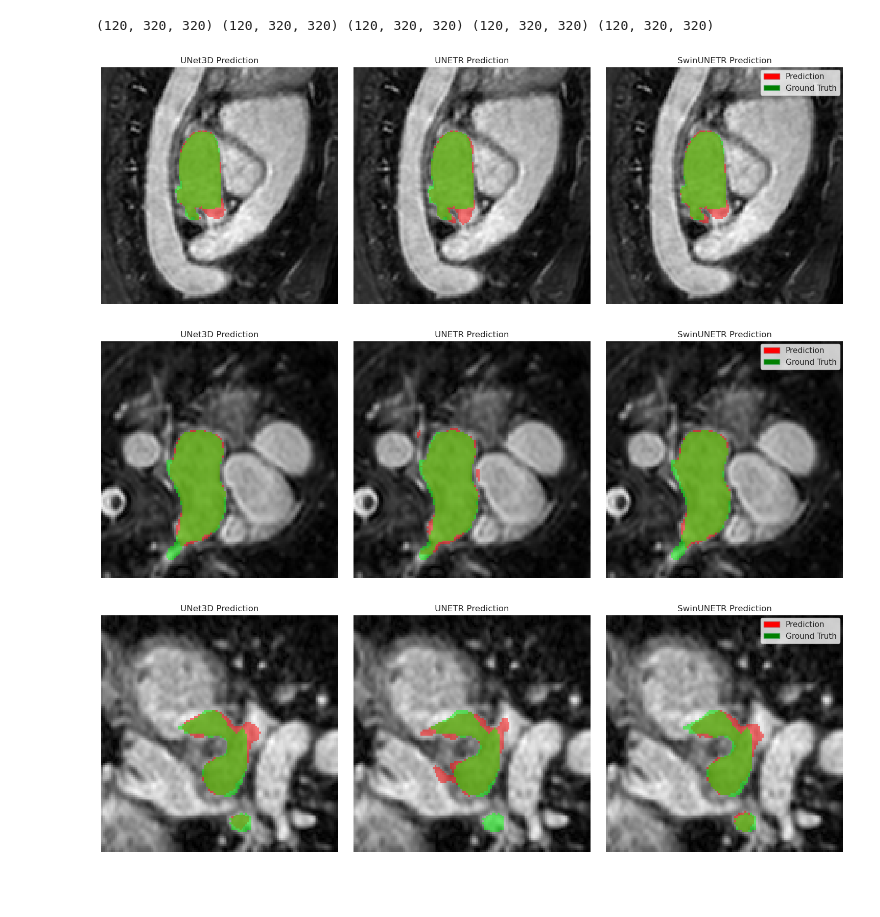
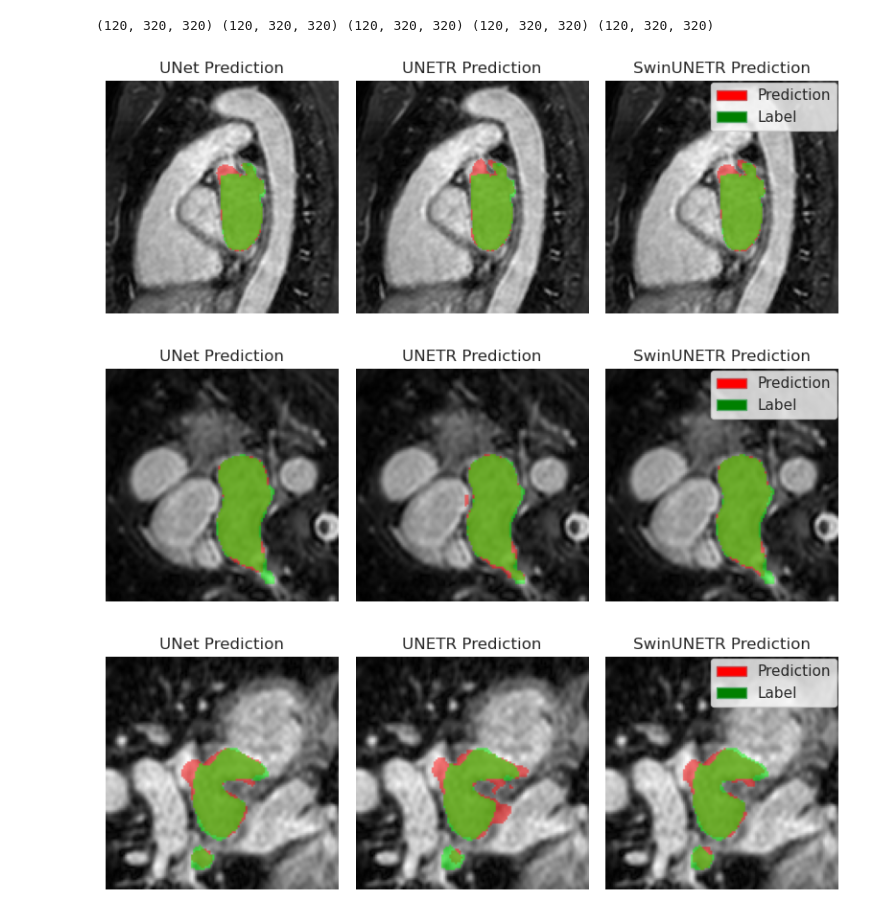
Before and after one commit to cecnordb/DML_LAsegmentation, a Jupyter notebook: notebooks/visualization.ipynb, the cells around one changed output. Saved outputs shown, nothing was run; the diff lists cells and outputs as text; code cells hidden in the pictures; blank space fills up the shorter version.

```diff
--- a/notebooks/visualization.ipynb
+++ b/notebooks/visualization.ipynb
@@ -289,6 +292,12 @@ pred_swinunetr = torch.sigmoid(pred_swinunetr).squeeze().numpy()
 print(image.shape, label.shape, pred_unet.shape, pred_unetr.shape, pred_swinunetr.shape)
 # %% [output]
 (120, 320, 320) (120, 320, 320) (120, 320, 320) (120, 320, 320) (120, 320, 320)
+# %%
+image = np.flip(image, axis=2)
+label = np.flip(label, axis=2)
+pred_unet = np.flip(pred_unet, axis=2)
+pred_unetr = np.flip(pred_unetr, axis=2)
+pred_swinunetr = np.flip(pred_swinunetr, axis=2)
 # %%
 from matplotlib.patches import Patch
 
@@ -354,37 +363,39 @@ def process_slice(slice_index, slice_dim=0, center_crop=(150, 150)):
         return overlay_image
 
     # Create overlay images for each prediction
     overlay_unet = create_overlay(image_rgb, pred_unet_mask, label_mask, opacity)
     overlay_unetr = create_overlay(image_rgb, pred_unetr_mask, label_mask, opacity)
     overlay_swinunetr = create_overlay(image_rgb, pred_swinunetr_mask, label_mask, opacity)
 
     # Plot the resulting images with the 50% opacity overlays
-    fig, axes = plt.subplots(1, 3, figsize=(15, 5))
+    fig, axes = plt.subplots(1, 3, figsize=(8, 3))
 
     axes[0].imshow(overlay_unet)
-    axes[0].set_title('UNet3D Prediction')
+    axes[0].set_title('UNet Prediction')
     axes[0].axis('off')
 
     axes[1].imshow(overlay_unetr)
     axes[1].set_title('UNETR Prediction')
     axes[1].axis('off')
 
     axes[2].imshow(overlay_swinunetr)
     axes[2].set_title('SwinUNETR Prediction')
     axes[2].axis('off')
 
     # Add legend
     legend_elements = [Patch(facecolor='red', edgecolor='r', label='Prediction'),
-                       Patch(facecolor='green', edgecolor='g', label='Ground Truth')]
-    fig.legend(handles=legend_elements, loc='upper right', bbox_to_anchor=(0.985, 0.97))
+                       Patch(facecolor='green', edgecolor='g', label='Label')]
+    fig.legend(handles=legend_elements, loc='upper right', bbox_to_anchor=(0.985, 0.924))
 
     plt.tight_layout()
+    # Save the figure
+    fig.savefig(f'./plots/overlay_slice_dim_{slice_dim}.png')
     plt.show()
 
 process_slice(slice_index=60, slice_dim=0, center_crop=(150, 150))
 process_slice(slice_index=320//2, slice_dim=1, center_crop=(120, 120))
 process_slice(slice_index=320//2, slice_dim=2, center_crop=(120, 120))
 # %% [output]
-[figure, old version]
+[figure, new version]
-[figure, old version]
+[figure, new version]
-[figure, old version]
+[figure, new version]
```
Also changed, not shown: parts of 3 cells of this notebook.
